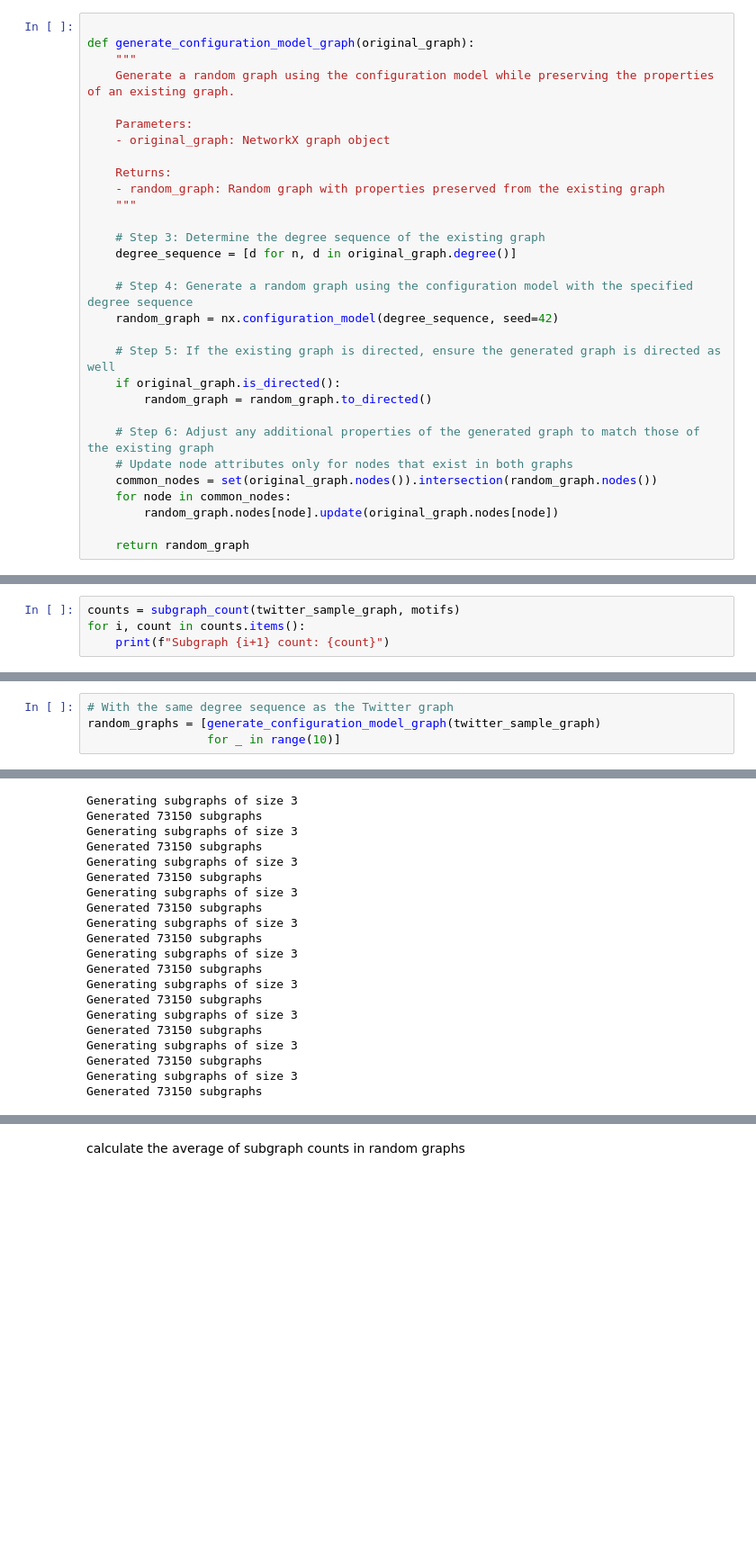
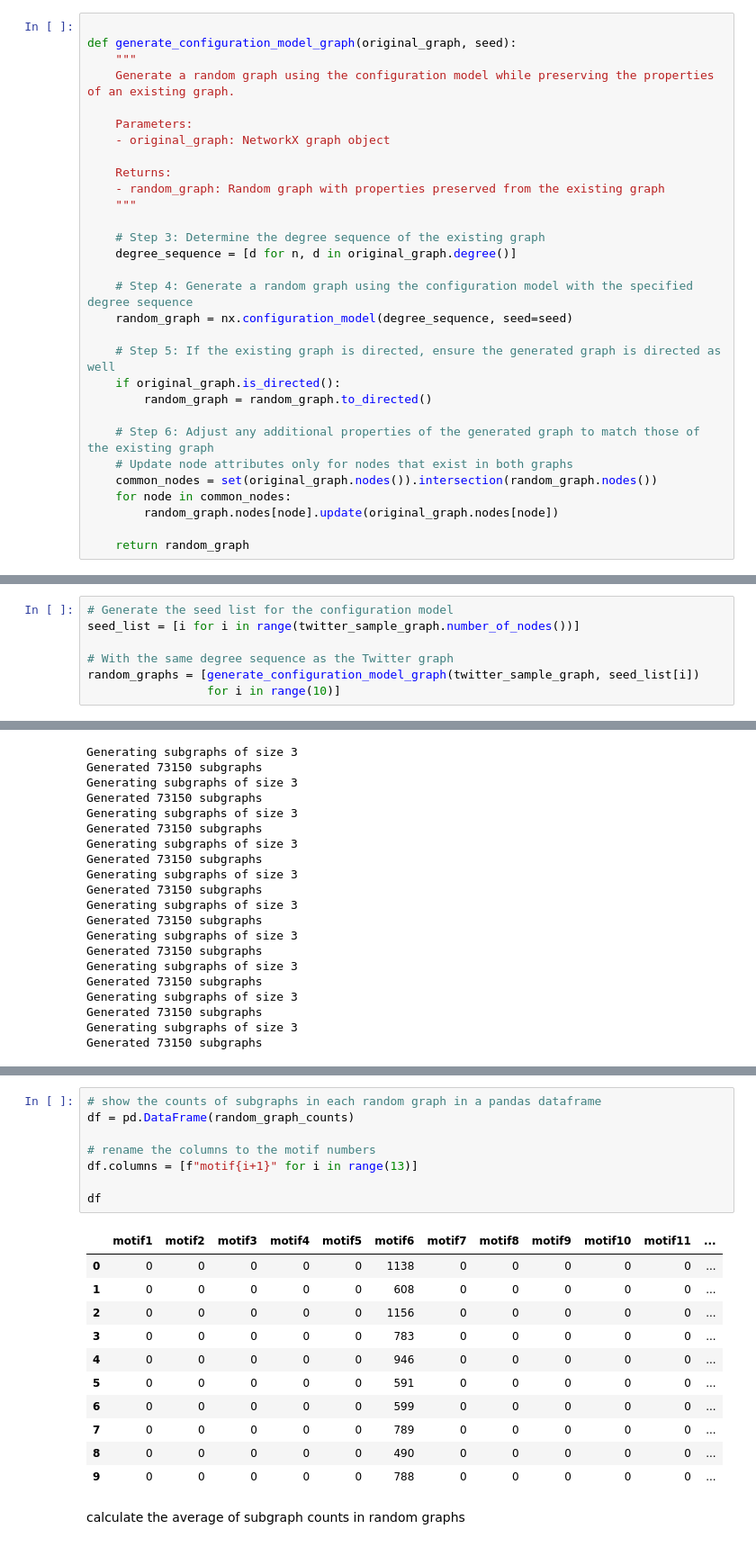
Before and after one commit to viniciusmioto/social_networks_analysis, a Jupyter notebook: src/motifs.ipynb, the cells around one changed output, grey strips where cells are left out. Shown at 90% size. Drawn from its saved outputs; the diff is of its cells as text; blank space fills up the shorter version.

```diff
--- a/src/motifs.ipynb
+++ b/src/motifs.ipynb
@@ -160,7 +161,7 @@ def generate_sample_graph(original_graph, sample_size):
 ### Generate Configuration Model
 # %%
 
-def generate_configuration_model_graph(original_graph):
+def generate_configuration_model_graph(original_graph, seed):
     """
     Generate a random graph using the configuration model while preserving the properties of an existing graph.
 
@@ -175,7 +176,7 @@ def generate_configuration_model_graph(original_graph):
     degree_sequence = [d for n, d in original_graph.degree()]
 
     # Step 4: Generate a random graph using the configuration model with the specified degree sequence
-    random_graph = nx.configuration_model(degree_sequence, seed=42)
+    random_graph = nx.configuration_model(degree_sequence, seed=seed)
 
     # Step 5: If the existing graph is directed, ensure the generated graph is directed as well
     if original_graph.is_directed():
@@ -263,7 +264,3 @@ twitter_sample_graph = generate_sample_graph(
     twitter_graph, round(len(twitter_graph.edges) * 0.05))
 # %% [markdown]
 ### Count Subgraphs to Find Motifs in Real-World Graph
-# %%
-counts = subgraph_count(twitter_sample_graph, motifs)
-for i, count in counts.items():
-    print(f"Subgraph {i+1} count: {count}")
@@ -288,9 +294,12 @@ Subgraph 13 count: 52
 # %% [markdown]
 Generate a list of 10 random graphs using the configuration model
 # %%
+# Generate the seed list for the configuration model
+seed_list = [i for i in range(twitter_sample_graph.number_of_nodes())]
+
 # With the same degree sequence as the Twitter graph
-random_graphs = [generate_configuration_model_graph(twitter_sample_graph)
-                 for _ in range(10)]
+random_graphs = [generate_configuration_model_graph(twitter_sample_graph, seed_list[i])
+                 for i in range(10)]
 # %% [markdown]
 count subgraphs in random graphs
 # %%
@@ -320,3 +331,23 @@ Generated 73150 subgraphs
+# %%
+# show the counts of subgraphs in each random graph in a pandas dataframe
+df = pd.DataFrame(random_graph_counts)
+
+# rename the columns to the motif numbers
+df.columns = [f"motif{i+1}" for i in range(13)]
+
+df
+# %% [output]
+|  | motif1 | motif2 | motif3 | motif4 | motif5 | motif6 | motif7 | motif8 | motif9 | motif10 | motif11 | ... |
+| 0 | 0 | 0 | 0 | 0 | 0 | 1138 | 0 | 0 | 0 | 0 | 0 | ... |
+| 1 | 0 | 0 | 0 | 0 | 0 | 608 | 0 | 0 | 0 | 0 | 0 | ... |
+| 2 | 0 | 0 | 0 | 0 | 0 | 1156 | 0 | 0 | 0 | 0 | 0 | ... |
+| 3 | 0 | 0 | 0 | 0 | 0 | 783 | 0 | 0 | 0 | 0 | 0 | ... |
+| 4 | 0 | 0 | 0 | 0 | 0 | 946 | 0 | 0 | 0 | 0 | 0 | ... |
+| 5 | 0 | 0 | 0 | 0 | 0 | 591 | 0 | 0 | 0 | 0 | 0 | ... |
+| 6 | 0 | 0 | 0 | 0 | 0 | 599 | 0 | 0 | 0 | 0 | 0 | ... |
+| 7 | 0 | 0 | 0 | 0 | 0 | 789 | 0 | 0 | 0 | 0 | 0 | ... |
+| 8 | 0 | 0 | 0 | 0 | 0 | 490 | 0 | 0 | 0 | 0 | 0 | ... |
+| 9 | 0 | 0 | 0 | 0 | 0 | 788 | 0 | 0 | 0 | 0 | 0 | ... |
 # %% [markdown]
 calculate the average of subgraph counts in random graphs
 # %%
```
Also changed, not shown: parts of 8 cells of this notebook, 1 other file.
